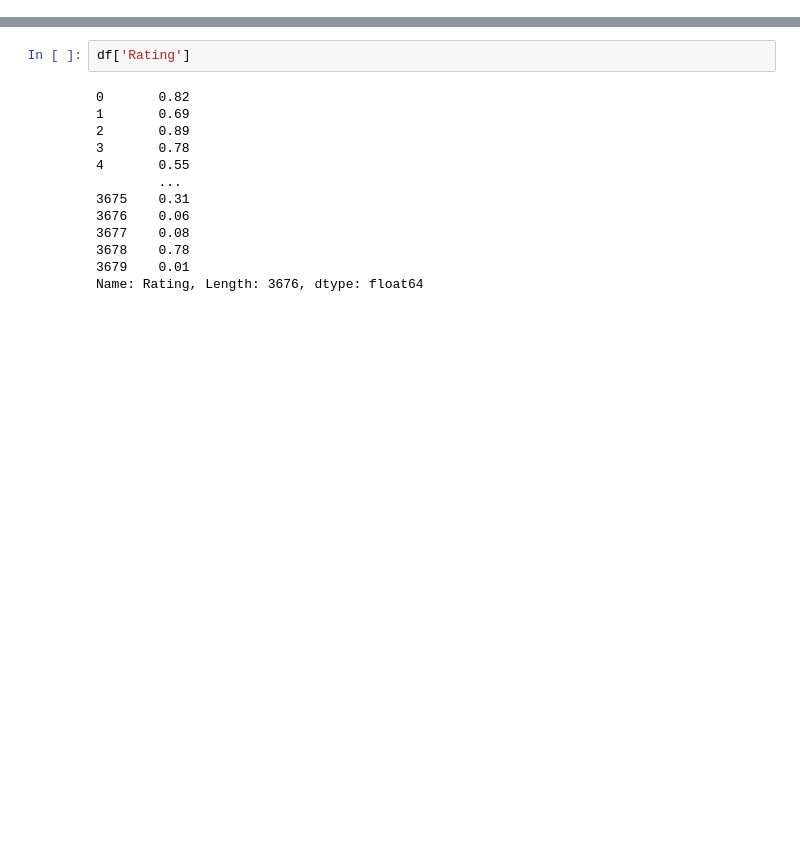
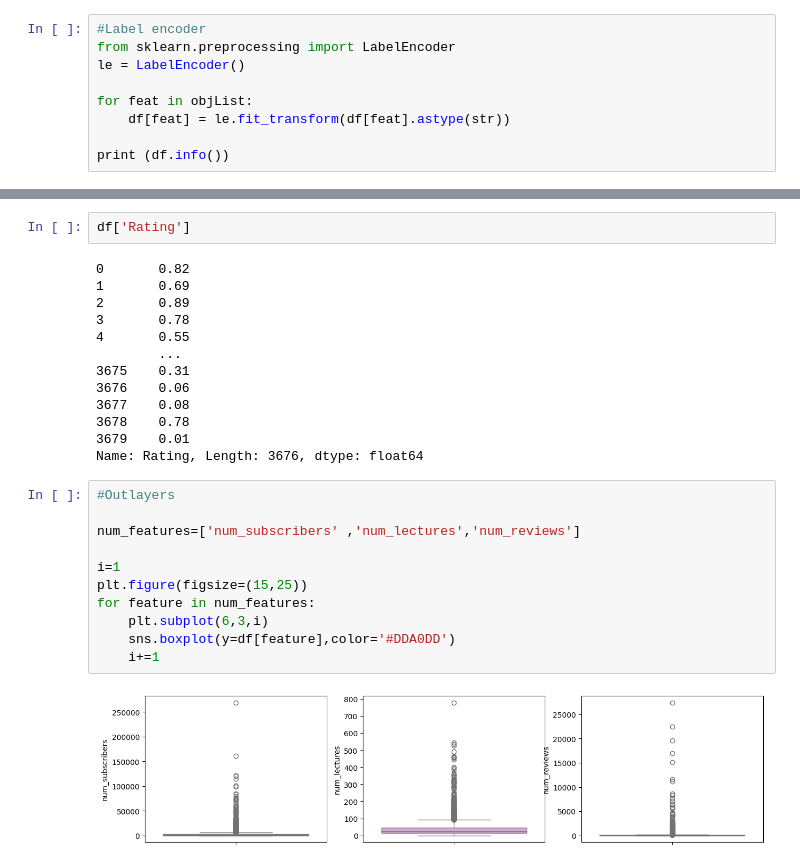
Before and after one commit to subramanian72/Final-Project, a Jupyter notebook: GuviRatings.ipynb, the cells around one changed output, grey strips where cells are left out. Drawn from its saved outputs; the diff is of its cells as text; blank space fills up the shorter version.

```diff
--- a/GuviRatings.ipynb
+++ b/GuviRatings.ipynb
@@ -276,0 +282,9 @@ dtype: object
+# %%
+#Label encoder
+from sklearn.preprocessing import LabelEncoder
+le = LabelEncoder()
+
+for feat in objList:
+    df[feat] = le.fit_transform(df[feat].astype(str))
+
+print (df.info())
@@ -340,6 +383,19 @@ df['Rating']
 3678    0.78
 3679    0.01
 Name: Rating, Length: 3676, dtype: float64
+# %%
+#Outlayers
+
+num_features=['num_subscribers' ,'num_lectures','num_reviews']
+
+i=1
+plt.figure(figsize=(15,25))
+for feature in num_features:
+    plt.subplot(6,3,i)
+    sns.boxplot(y=df[feature],color='#DDA0DD')
+    i+=1
+# %% [output]
+[figure, added]
 # %%
 #Linear regression
 
```
Also changed, not shown: parts of 12 cells of this notebook.
